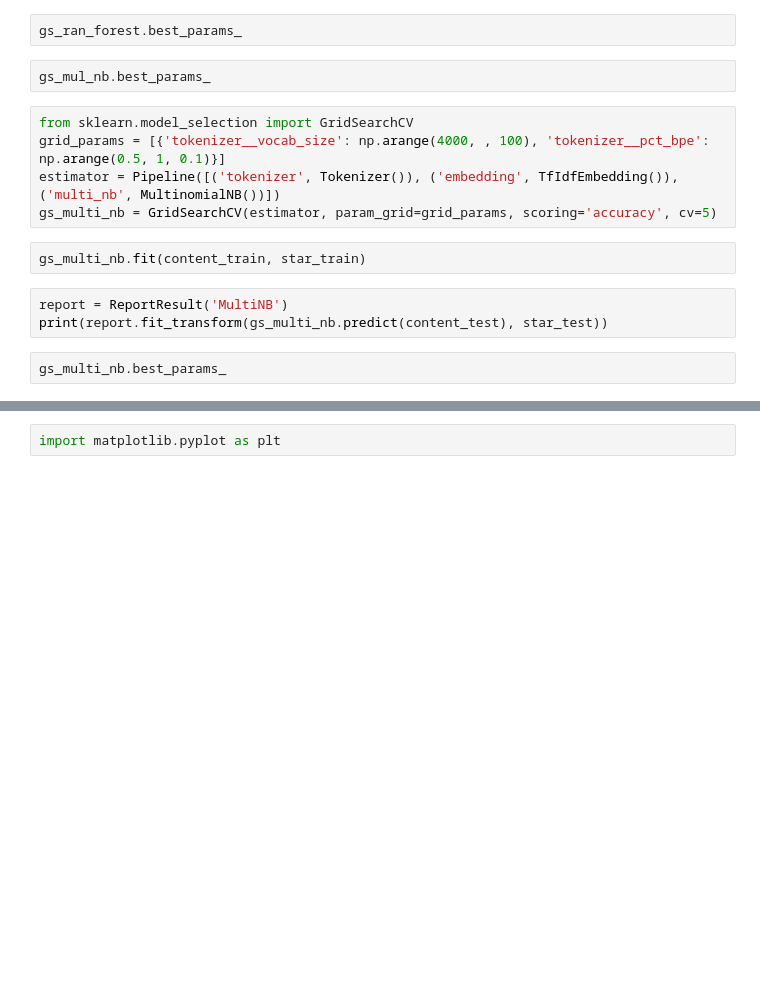
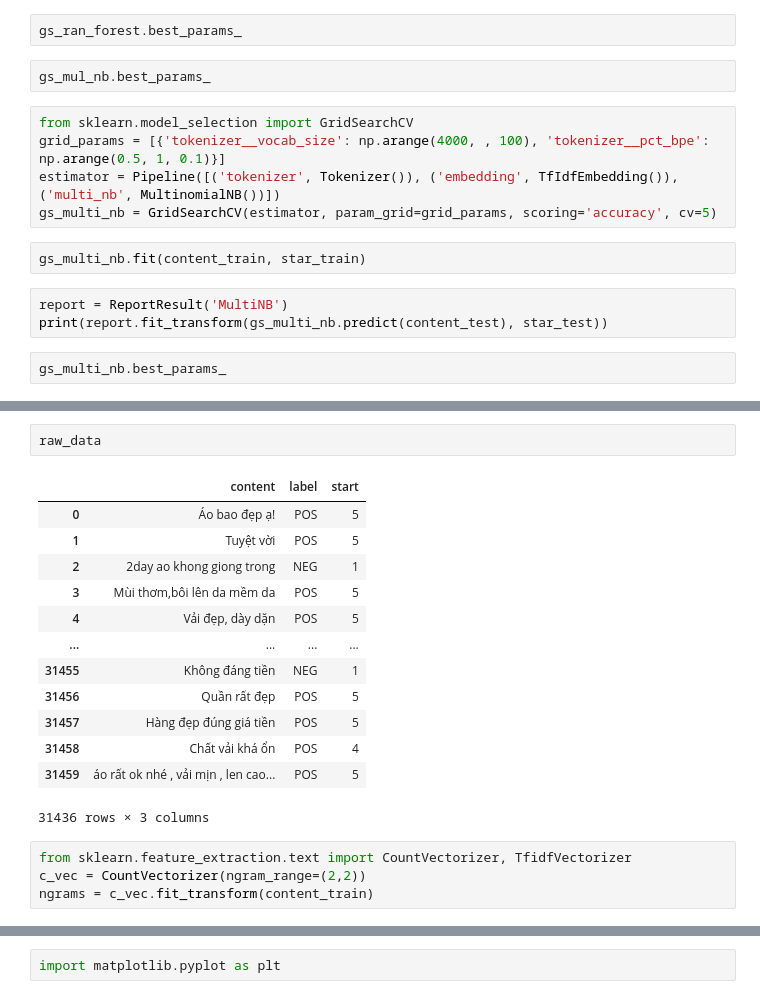
Before and after one commit to LongPhanPip/my_playground, a Jupyter notebook: intern/Week1.ipynb, the cells around one changed output, grey strips where cells are left out. Saved outputs shown, nothing was run; the diff lists cells and outputs as text; blank space fills up the shorter version.

```diff
--- a/intern/Week1.ipynb
+++ b/intern/Week1.ipynb
@@ -752,0 +988,20 @@ def split_train_test(content, star, n_splits=1, test_size=0.2, random_state=52):
+# %%
+raw_data
+# %% [output]
+|  | content | label | start |
+| 0 | Áo bao đẹp ạ! | POS | 5 |
+| 1 | Tuyệt vời | POS | 5 |
+| 2 | 2day ao khong giong trong | NEG | 1 |
+| 3 | Mùi thơm,bôi lên da mềm da | POS | 5 |
+| 4 | Vải đẹp, dày dặn | POS | 5 |
+| ... | ... | ... | ... |
+| 31455 | Không đáng tiền | NEG | 1 |
+| 31456 | Quần rất đẹp | POS | 5 |
+| 31457 | Hàng đẹp đúng giá tiền | POS | 5 |
+| 31458 | Chất vải khá ổn | POS | 4 |
+| 31459 | áo rất ok nhé , vải mịn , len cao... | POS | 5 |
+31436 rows × 3 columns
+# %%
+from sklearn.feature_extraction.text import CountVectorizer, TfidfVectorizer
+c_vec = CountVectorizer(ngram_range=(2,2))
+ngrams = c_vec.fit_transform(content_train)
```
Also changed, not shown: parts of 104 cells of this notebook, 5 other files.
